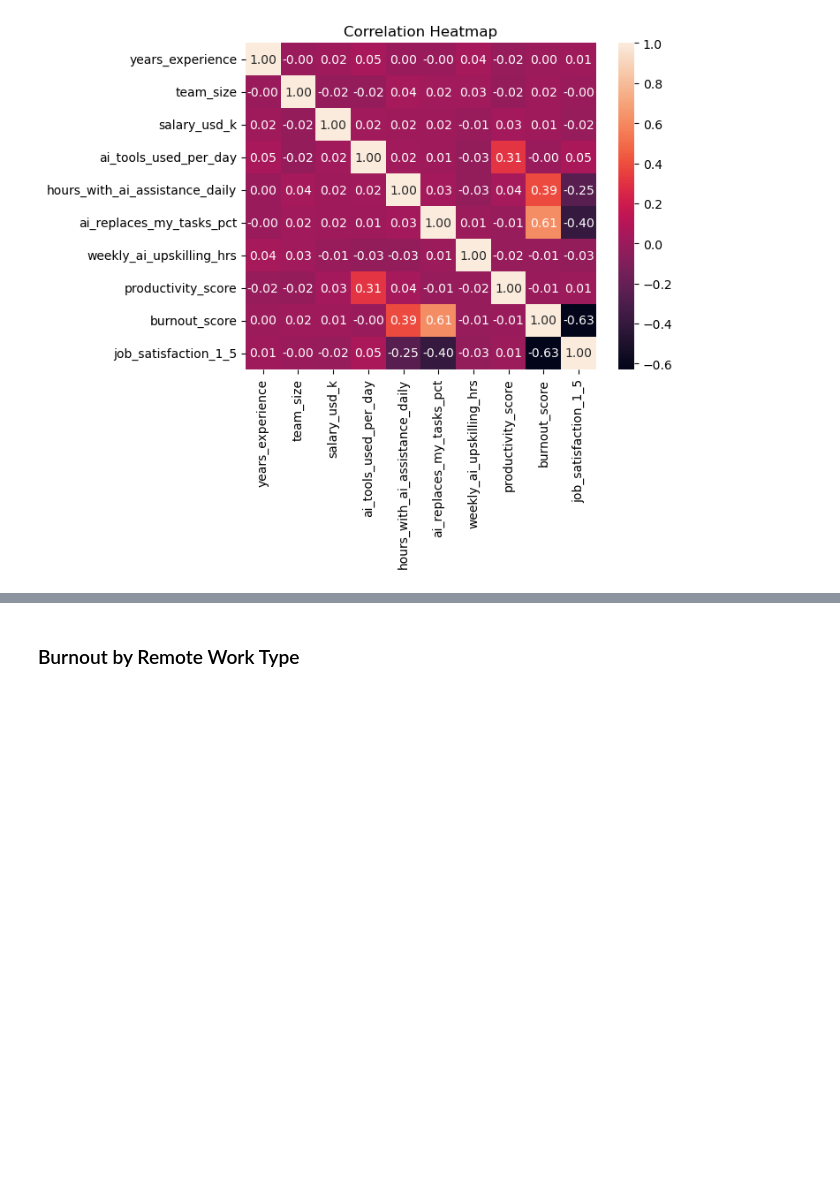
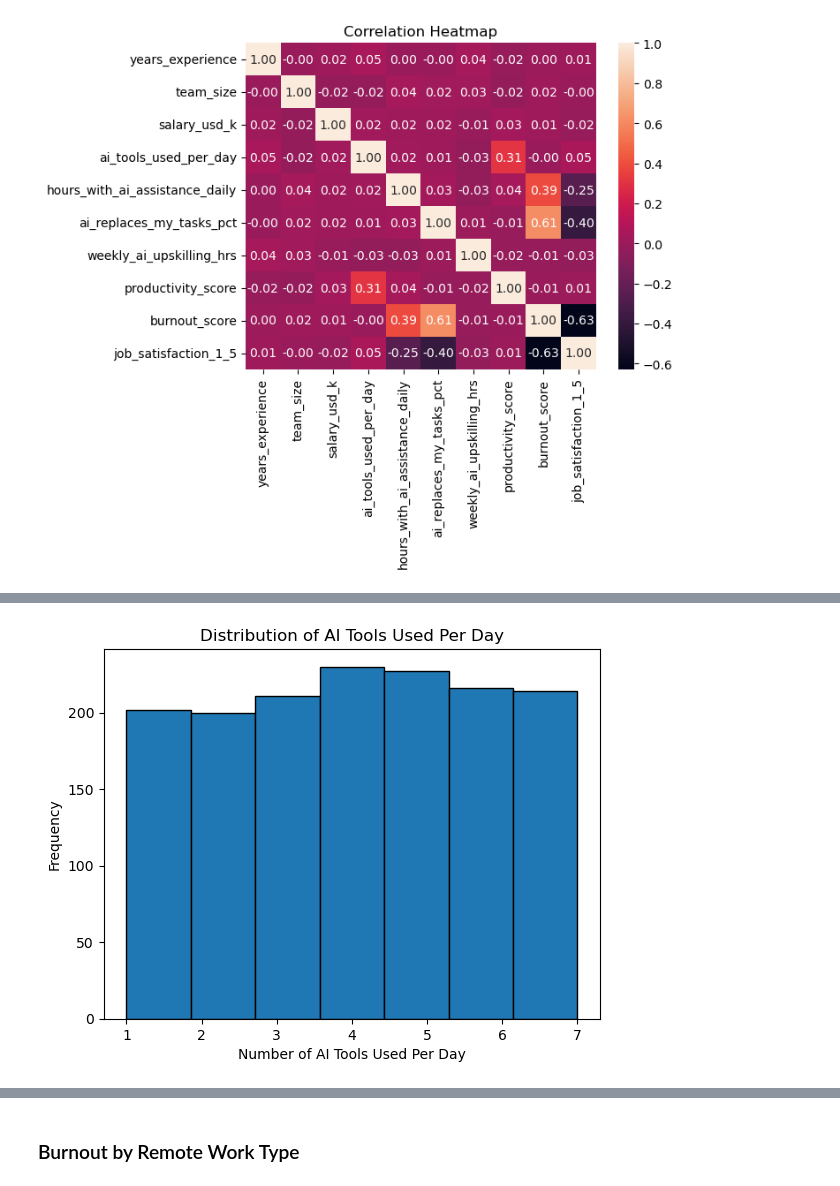
Before and after one commit to madisonengebose/CSC2621-FinalProject-ZoeMadison, a Jupyter notebook: FinalProject.ipynb, the cells around one changed output, grey strips where cells are left out. Cells and saved outputs as stored; diff of their text form; code cells hidden in the pictures; blank space fills up the shorter version.

```diff
--- a/FinalProject.ipynb
+++ b/FinalProject.ipynb
@@ -144,0 +163,8 @@ plt.show()
+# %%
+plt.hist(df["ai_tools_used_per_day"], bins=7, edgecolor="black")
+plt.title("Distribution of AI Tools Used Per Day")
+plt.xlabel("Number of AI Tools Used Per Day")
+plt.ylabel("Frequency")
+plt.show()
+# %% [output]
+[figure, added]
```
Also changed, not shown: parts of 5 cells of this notebook.
